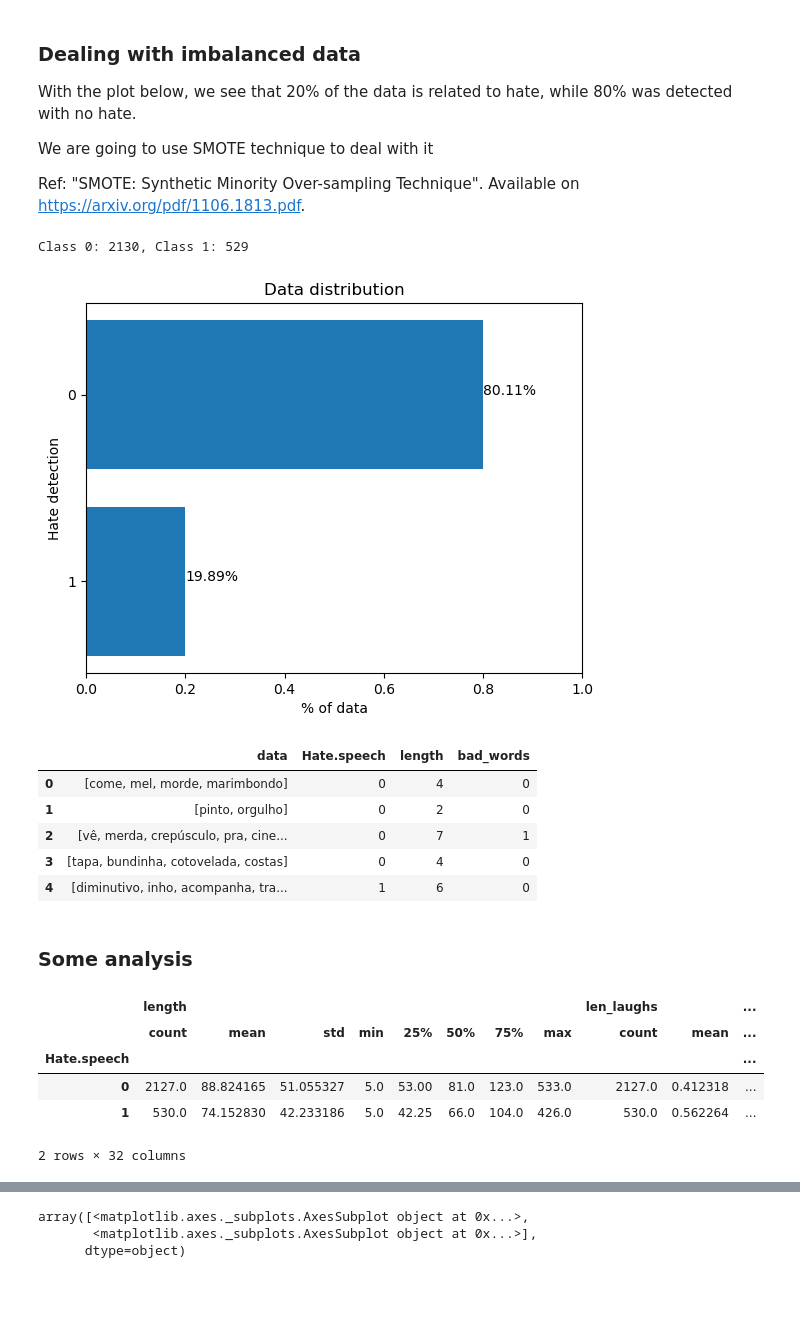
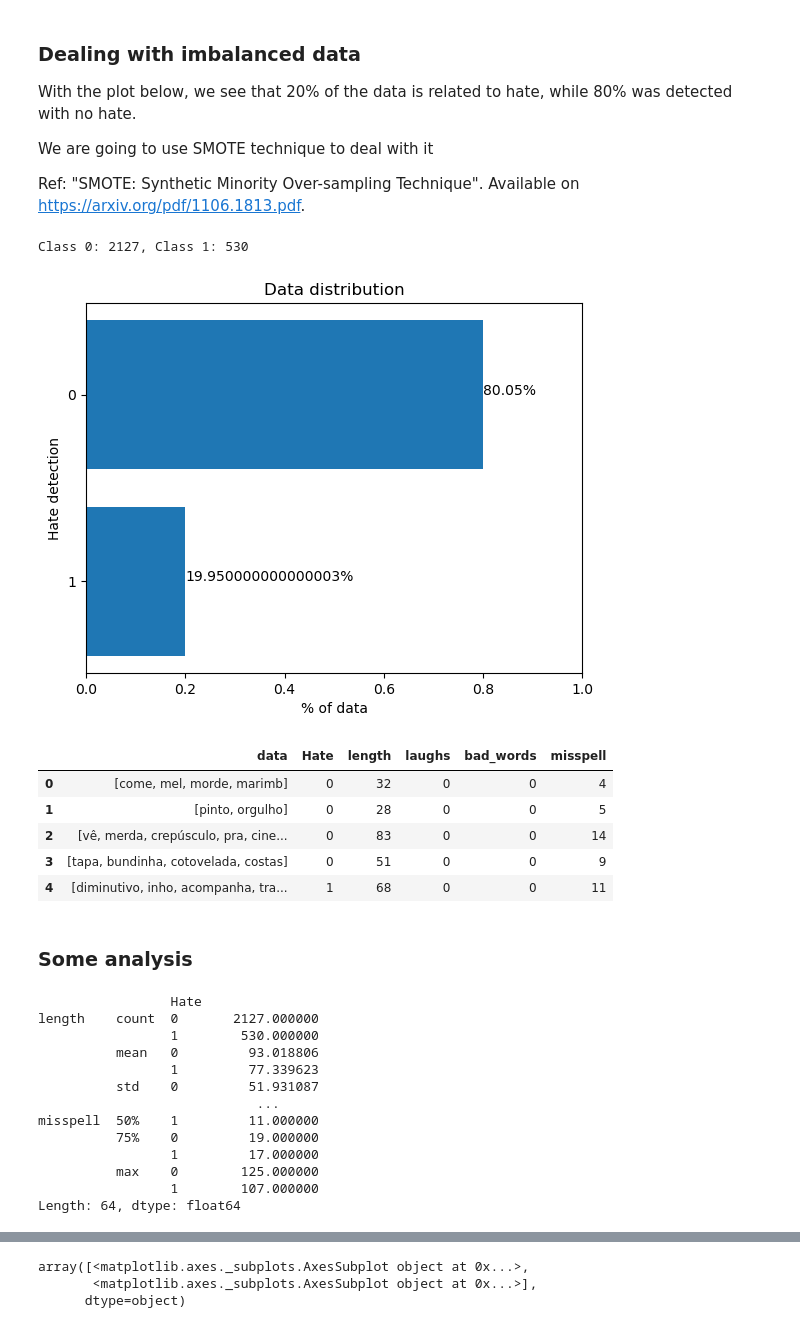
Before and after one commit to luciananobrega/hate_speech_detector, a Jupyter notebook: code/project.ipynb, the cells around one changed output, grey strips where cells are left out. Drawn from its saved outputs; the diff is of its cells as text; code cells hidden in the pictures; blank space fills up the shorter version.

```diff
--- a/code/project.ipynb
+++ b/code/project.ipynb
@@ -273,0 +101,12 @@ TypeError: 'Series' objects are mutable, thus they cannot be hashed
+# %%
+laughs = full_dataset['data'].apply(count_laughs)
+# %%
+bad_words = full_dataset['data'].progress_map(count_bad_words)
+misspell = full_dataset['data'].progress_map(count_misspell)
+# %%
+data = full_dataset['data'].apply(process_text)
+# %%
+#data = {'Name':['Tom', 'nick', 'krish', 'jack'], 'Age':[20, 21, 19, 18]}
+new_data = {'data': data, 'Hate.speech': full_dataset['Hate.speech'], 'length': length, 'laughs': laughs, 'bad_words': bad_words, 'misspell': misspell}
+fulldataset = pd.DataFrame(new_data)
+fulldataset
@@ -280,10 +133,10 @@ We are going to use SMOTE technique to deal with it
 Ref: "SMOTE: Synthetic Minority Over-sampling Technique". Available on https://arxiv.org/pdf/1106.1813.pdf.
 # %%
 from collections import Counter
-counter = Counter(full_dataset['Hate.speech'])
+counter = Counter(fulldataset['Hate'])
 print('Class 0: {}, Class 1: {}'.format(counter[0],counter[1]))
 # %% [output]
-Class 0: 2130, Class 1: 529
+Class 0: 2127, Class 1: 530
 # %%
 import numpy as np
 plt.rcdefaults()
@@ -291,7 +144,7 @@ fig, ax = plt.subplots()
 
 # Example data
 data = (0, 1)
-y_pos = np.arange(len(data))
+y_pos = [0,1]
 
 count0 = counter[0]
 count1 = counter[1]
@@ -311,34 +164,41 @@ ax.text(0.2, 1, str(round(amount[1], 4)*100) + '%', color='black')
 plt.xlim([0.0, 1.0])
 plt.show()
 # %% [output]
-[figure, old version]
+[figure, new version]
 # %%
 from imblearn.over_sampling import SMOTE
 # summarize class distribution
 oversample = SMOTE()
 
-a = full_dataset.copy()
+a = fulldataset.copy()
 a.head()
 # %% [output]
-|  | data | Hate.speech | length | bad_words |
-| 0 | [come, mel, morde, marimbondo] | 0 | 4 | 0 |
-| 1 | [pinto, orgulho] | 0 | 2 | 0 |
-| 2 | [vê, merda, crepúsculo, pra, cine... | 0 | 7 | 1 |
-| 3 | [tapa, bundinha, cotovelada, costas] | 0 | 4 | 0 |
-| 4 | [diminutivo, inho, acompanha, tra... | 1 | 6 | 0 |
+|  | data | Hate | length | laughs | bad_words | misspell |
+| 0 | [come, mel, morde, marimb] | 0 | 32 | 0 | 0 | 4 |
+| 1 | [pinto, orgulho] | 0 | 28 | 0 | 0 | 5 |
+| 2 | [vê, merda, crepúsculo, pra, cine... | 0 | 83 | 0 | 0 | 14 |
+| 3 | [tapa, bundinha, cotovelada, costas] | 0 | 51 | 0 | 0 | 9 |
+| 4 | [diminutivo, inho, acompanha, tra... | 1 | 68 | 0 | 0 | 11 |
 # %% [markdown]
 ### Some analysis
 # %%
 import seaborn as sns
 import matplotlib.pyplot as plt
 # %%
-full_dataset.groupby('Hate.speech').describe()#.unstack()
+fulldataset.groupby('Hate').describe().unstack()
 # %% [output]
-|  | length |  |  |  |  |  |  |  | len_laughs |  | ... |
-|  | count | mean | std | min | 25% | 50% | 75% | max | count | mean | ... |
-| Hate.speech |  |  |  |  |  |  |  |  |  |  | ... |
-| 0 | 2127.0 | 88.824165 | 51.055327 | 5.0 | 53.00 | 81.0 | 123.0 | 533.0 | 2127.0 | 0.412318 | ... |
-| 1 | 530.0 | 74.152830 | 42.233186 | 5.0 | 42.25 | 66.0 | 104.0 | 426.0 | 530.0 | 0.562264 | ... |
-2 rows × 32 columns
+                 Hate
+length    count  0       2127.000000
+                 1        530.000000
+          mean   0         93.018806
+                 1         77.339623
+          std    0         51.931087
+                            ...
+misspell  50%    1         11.000000
+          75%    0         19.000000
+                 1         17.000000
+          max    0        125.000000
+                 1        107.000000
+Length: 64, dtype: float64
 # %%
 # checking it visually - length
```
Also changed, not shown: parts of 14 cells of this notebook, 2 other files.
